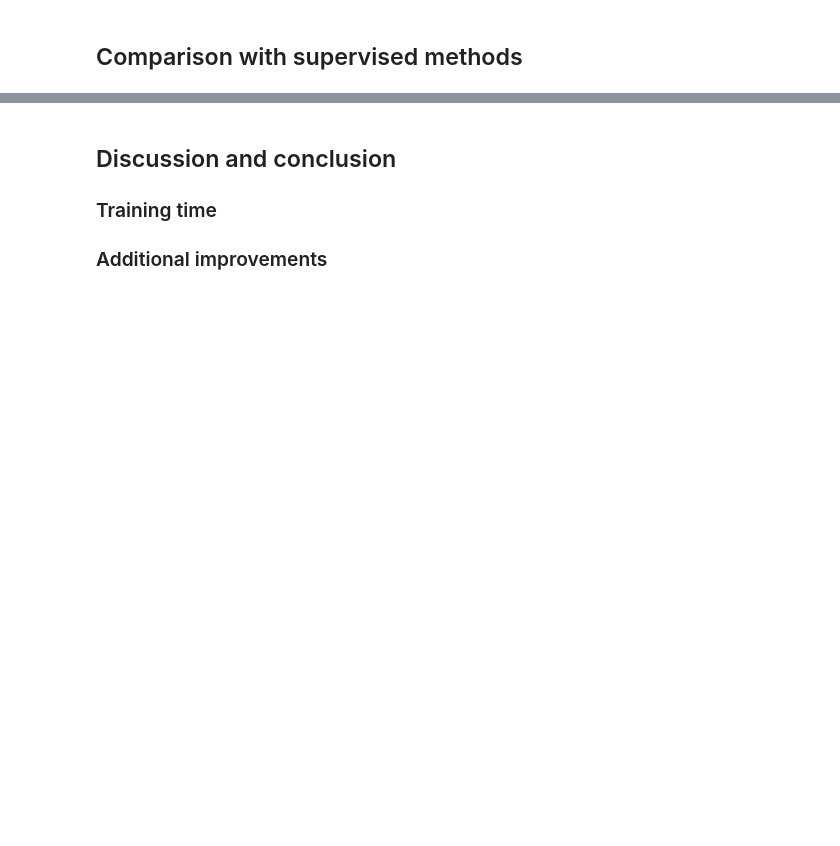
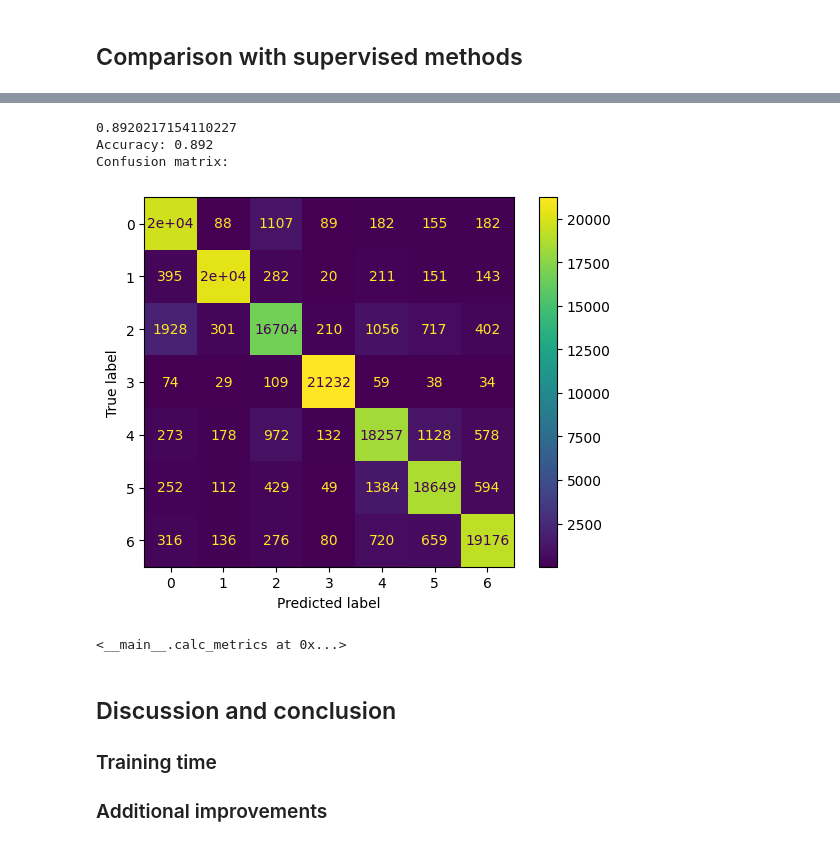
Before and after one commit to NikoKuu/unsupervised-algorithms-in-ml-final, a Jupyter notebook: Unsup_final_nk.ipynb, the cells around one changed output, grey strips where cells are left out. Cells and saved outputs as stored; diff of their text form; code cells hidden in the pictures; blank space fills up the shorter version.

Commit message:
Add main or detailed category -option

```diff
--- a/Unsup_final_nk.ipynb
+++ b/Unsup_final_nk.ipynb
@@ -358,22 +389,10 @@ class calc_metrics:
         self.get_metrics(y_test, y_pred)
 
     def get_metrics(self, y_test, y_pred):
-        conf_mat = confusion_matrix(y_test, y_pred, labels=[0,1])
+        conf_mat = confusion_matrix(y_test, y_pred)
         self.confusion_matrix = pd.DataFrame(conf_mat)
         self.accuracy = accuracy_score(y_test, y_pred)
-        self.f1_score = f1_score(y_test, y_pred)
-        self.precision = precision_score(y_test, y_pred)
-        self.recall = recall_score(y_test, y_pred)
-        self.ROC_AUC = roc_auc_score(y_test, y_pred)
-        FN = conf_mat[1][0]
-        P = np.sum(conf_mat[1])
-        self.FNR = FN/P
-        print('False Negative Rate:', round(self.FNR,3))
         print('Accuracy:', round(self.accuracy, 3))
-        print('F1-score:', round(self.f1_score,3))
-        print('Precision:', round(self.precision,3))
-        print('Recall:', round(self.recall,3))
-        print('Area Under the Receiver Operating Characteristic Curve (ROC AUC):', round(self.ROC_AUC,3))
         print('Confusion matrix:')
         disp = ConfusionMatrixDisplay(conf_mat)
         disp.plot()
@@ -554,10 +615,18 @@ y_hat_RF = my_RF.predict(X_test_clf)
 # %%
 from sklearn.ensemble import RandomForestClassifier
 
 my_RF = RandomForestClassifier().fit(X_train_clf, y_train_clf) # Create the model
 y_hat_RF = my_RF.predict(X_test_clf)
 
-accuracy_score(y_test_clf, y_hat_RF)
+print(accuracy_score(y_test_clf, y_hat_RF))
+
+calc_metrics([list(categories_train).index(yt) for yt in y_test_clf], [list(categories_train).index(yt) for yt in y_hat_RF]) # calculate metrics
+# %% [output]
+0.8920217154110227
+Accuracy: 0.892
+Confusion matrix:
+[figure, added]
+<__main__.calc_metrics at 0x...>
 # %% [markdown]
 
 ## Discussion and conclusion ##
```
Also changed, not shown: parts of 16 cells of this notebook.
